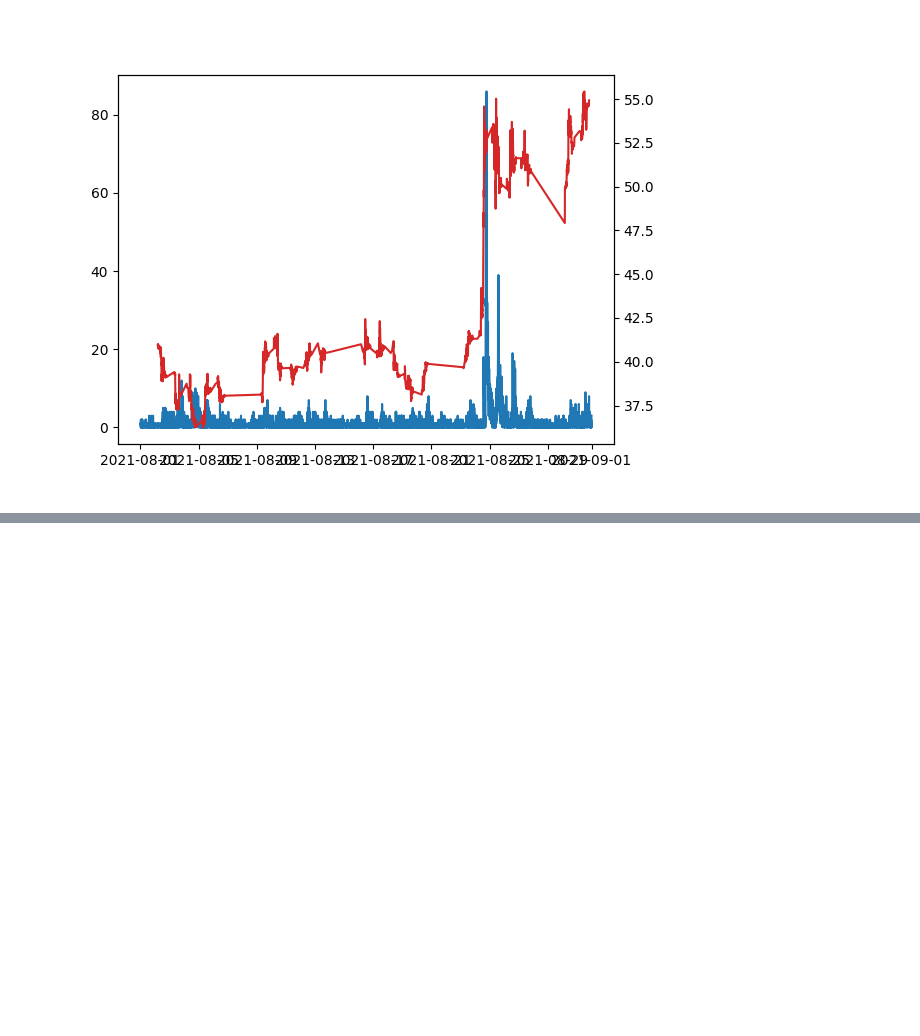
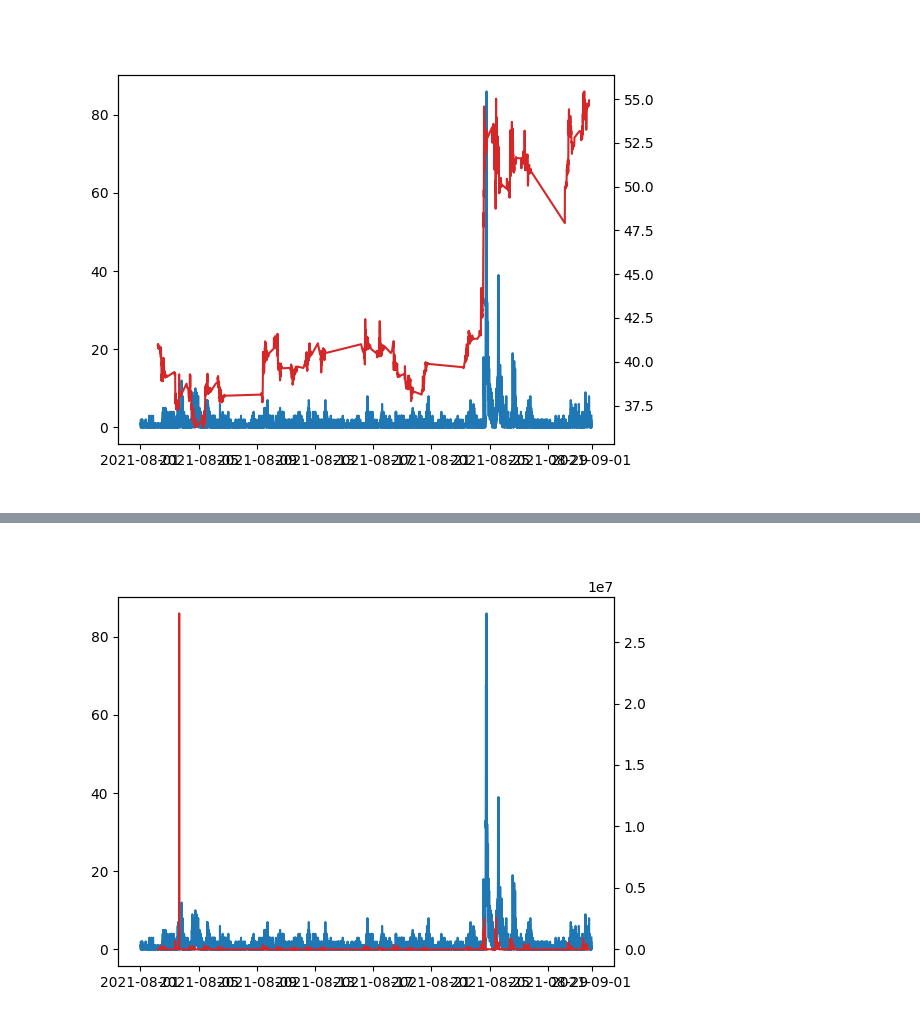
Before and after one commit to InvestmentProvenance/SocialStockAnalyser, a Jupyter notebook: analysis.ipynb, the cells around one changed output, grey strips where cells are left out. Drawn from its saved outputs; the diff is of its cells as text; code cells hidden in the pictures; blank space fills up the shorter version.

```diff
--- a/analysis.ipynb
+++ b/analysis.ipynb
@@ -49,17 +69,12 @@ plt.show()
 # %%
 #Plot comment frequency against market price, in August 2021
 
-def chat_velocity(comments : pd.DataFrame) -> pd.Series:
-    """Group comment count into 5min intervals, returns a Series object"""
-    indexed = comments.set_index('datetime', inplace=False, drop=False)
-    return indexed.resample('5min').size()
-
 velocity : pd.Series = chat_velocity(get_market_sentiment())
-stocks : pd.DataFrame = get_stock_data()
+stocks : pd.DataFrame = get_stock_price()
 fig, comments_ax = plt.subplots()
 comments_ax.plot(velocity)
 stocks_ax = comments_ax.twinx()
-stocks_ax.plot(stocks.datetime, stocks.open, color='tab:red')
+stocks_ax.plot(stocks, color='tab:red')
 plt.show()
 # %% [output]
 [figure]
@@ -80,0 +81,12 @@ Freq: 5min, Length: 8925, dtype: int64
+# %%
+#Plot comment frequency against market price, in August 2021
+
+velocity : pd.Series = chat_velocity(get_market_sentiment())
+stocks : pd.DataFrame = get_stock_volume()
+fig, comments_ax = plt.subplots()
+comments_ax.plot(velocity)
+stocks_ax = comments_ax.twinx()
+stocks_ax.plot(stocks, color='tab:red')
+plt.show()c
+# %% [output]
+[figure, added]
```
Also changed, not shown: parts of 4 cells of this notebook.
